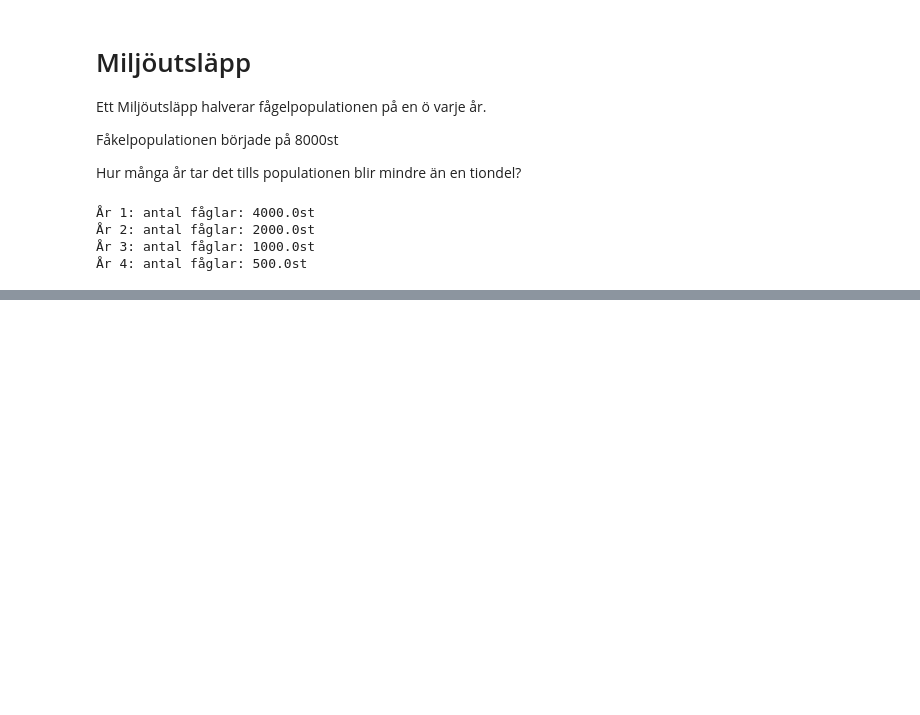
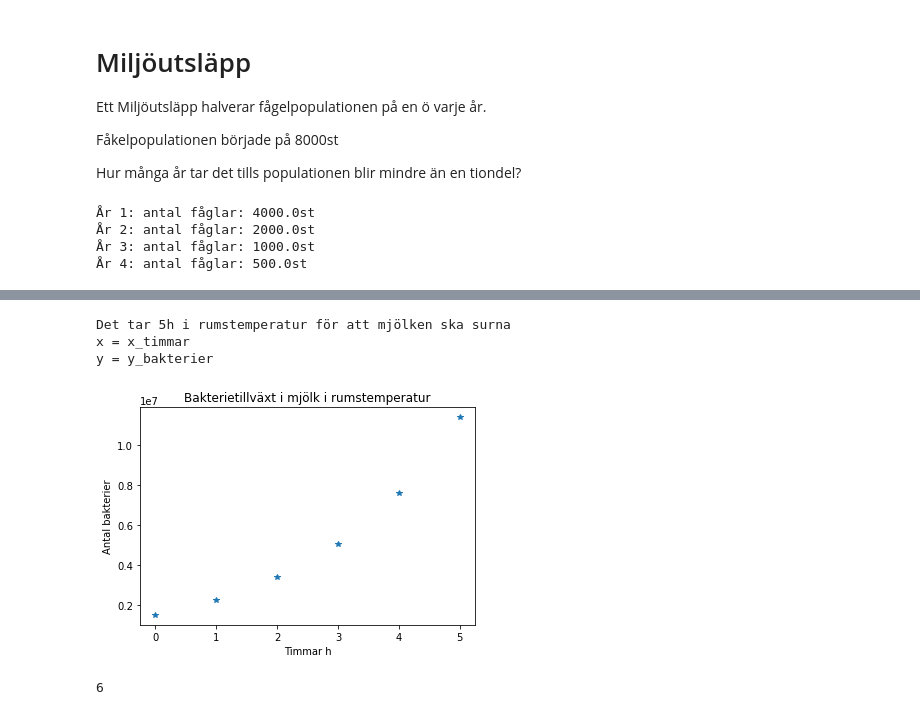
Before and after one commit to JonasNTI/jonas-olanders-CV, a Jupyter notebook: Räkna_med-python/while1.ipynb, the cells around one changed output, grey strips where cells are left out. Saved outputs shown, nothing was run; the diff lists cells and outputs as text; code cells hidden in the pictures; blank space fills up the shorter version.

```diff
--- a/Räkna_med-python/while1.ipynb
+++ b/Räkna_med-python/while1.ipynb
@@ -49,0 +77,45 @@ print(f"Det tar {antal_år}år ")
+# %%
+'''
+1L mjölk 1500000 bakterier
+I rumstemp ökar antalet bakterier med 50% varje timme
+Mjölk blir sur när bakterierna överstiger 10000000 st
+Hur många timmar tills mjölken blir sur?
+'''
+
+import matplotlib.pyplot as plt
+import numpy as np
+
+bakterier = 1.5e6  # 1.5*10**6
+surt = 1e7
+faktor = 1.5
+timmar = 0
+
+y_bakterier = [bakterier] #lista som ska hålla bakteriernas "förändring"
+
+while bakterier < surt:
+    bakterier = faktor * bakterier
+    y_bakterier.append(bakterier) # lägger på bakterier till vår lista
+    timmar += 1
+
+x_timmar = np.arange(timmar+1)
+
+print(f"Det tar {timmar}h i rumstemperatur för att mjölken ska surna")
+print(f"x = x_timmar")
+print(f"y = y_bakterier")
+
+plt.plot(x_timmar, y_bakterier, "*-")
+plt.xlabel("Timmar h")
+plt.ylabel("Antal bakterier")
+plt.title("Bakterietillväxt i mjölk i rumstemperatur")
+plt.show()
+# %% [output]
+Det tar 5h i rumstemperatur för att mjölken ska surna
+x = x_timmar
+y = y_bakterier
+[figure, added]
+# %%
+import random as rnd
+
+rnd.randint(1,10)
+# %% [output]
+6
```
Also changed, not shown: parts of 2 cells of this notebook, 7 other files.
